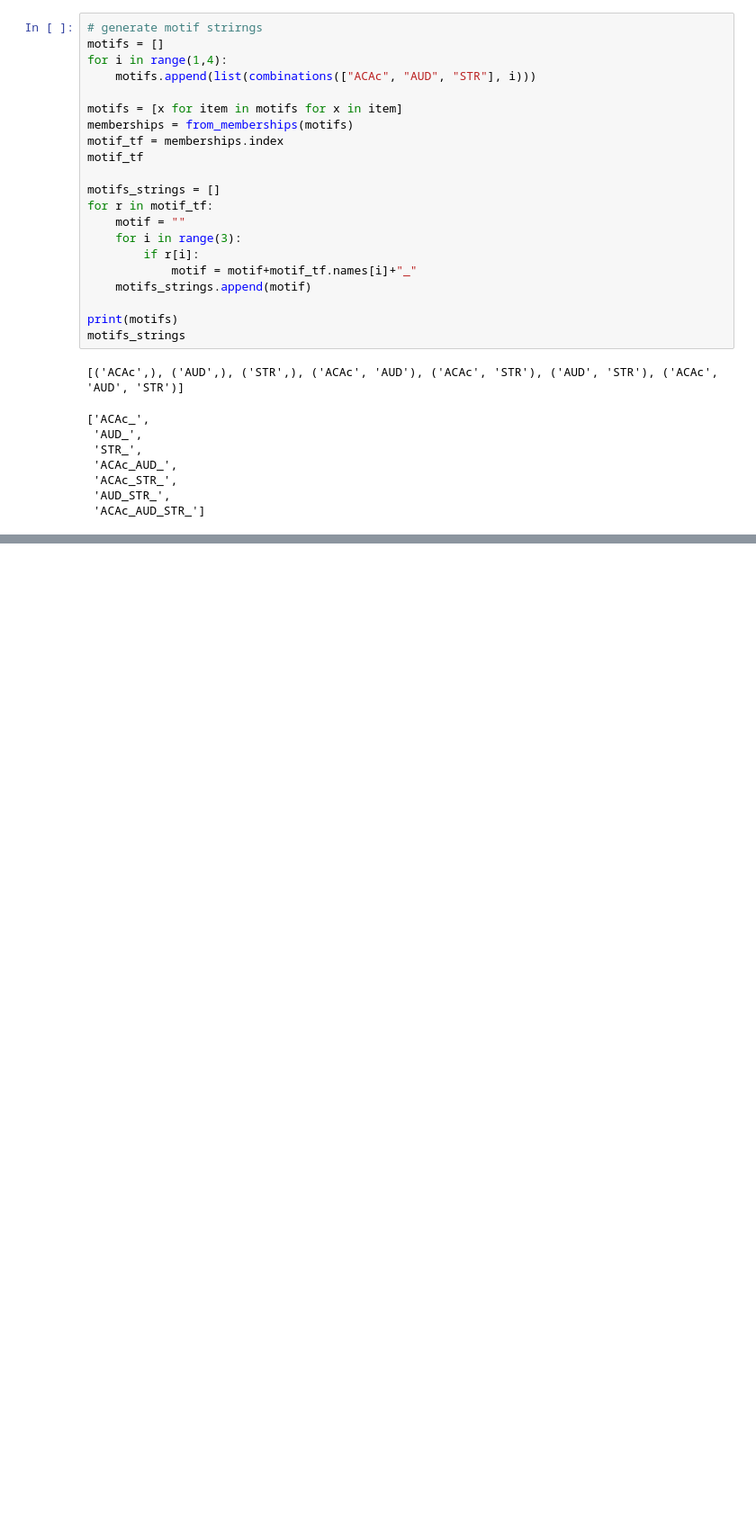
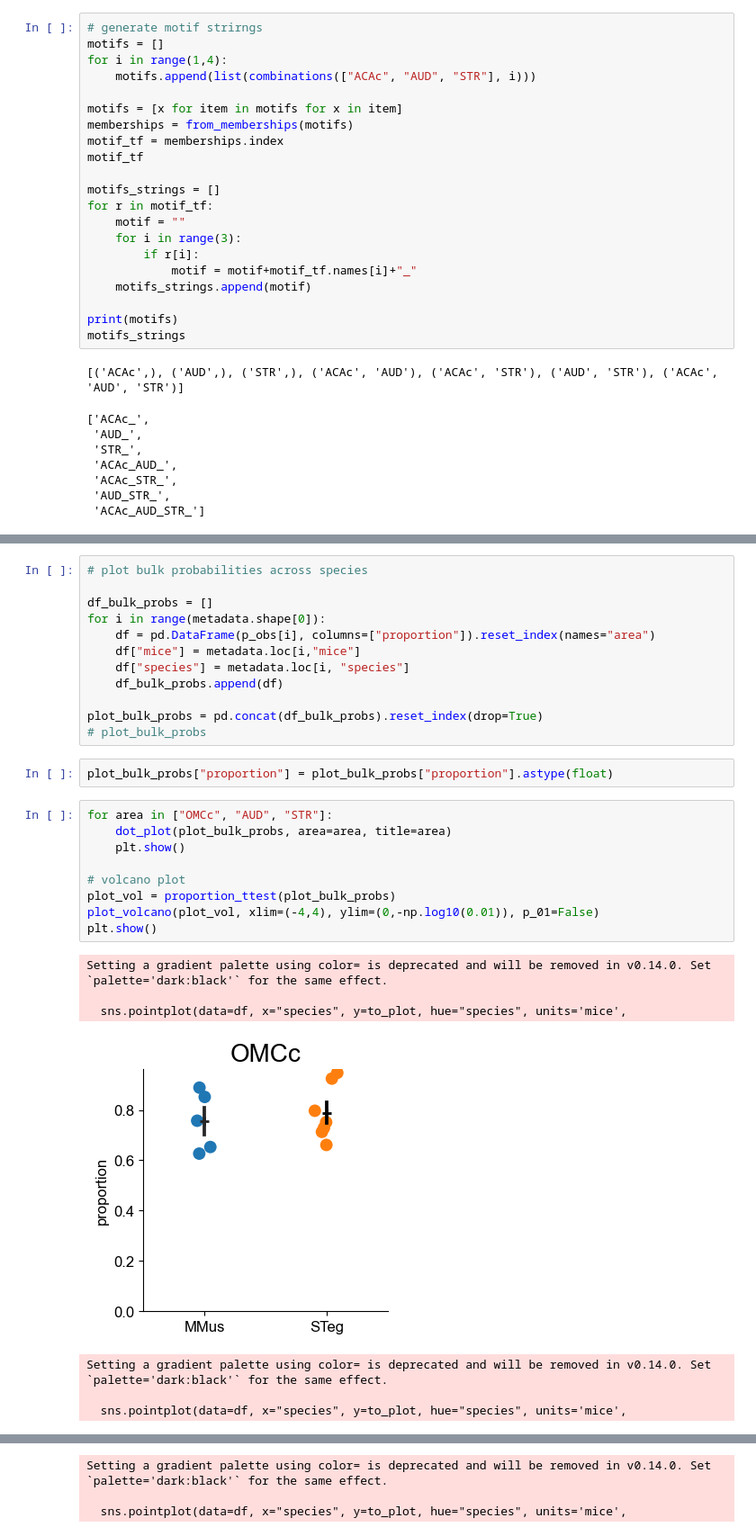
Before and after one commit to eisko/MAPseq_analysis, a Jupyter notebook: SC_individ_mouse_240207.ipynb, the cells around one changed output, grey strips where cells are left out. Shown at 90% size. Saved outputs shown, nothing was run; the diff lists cells and outputs as text; blank space fills up the shorter version.

```diff
--- a/SC_individ_mouse_240207.ipynb
+++ b/SC_individ_mouse_240207.ipynb
@@ -234,0 +736,31 @@ The `errwidth` parameter is deprecated. And will be removed in v0.15.0. Pass `er
+# %%
+# plot bulk probabilities across species
+
+df_bulk_probs = []
+for i in range(metadata.shape[0]):
+    df = pd.DataFrame(p_obs[i], columns=["proportion"]).reset_index(names="area")
+    df["mice"] = metadata.loc[i,"mice"]
+    df["species"] = metadata.loc[i, "species"]
+    df_bulk_probs.append(df)
+
+plot_bulk_probs = pd.concat(df_bulk_probs).reset_index(drop=True)
+# plot_bulk_probs
+# %%
+plot_bulk_probs["proportion"] = plot_bulk_probs["proportion"].astype(float)
+# %%
+for area in ["OMCc", "AUD", "STR"]:
+    dot_plot(plot_bulk_probs, area=area, title=area)
+    plt.show()
+
+# volcano plot
+plot_vol = proportion_ttest(plot_bulk_probs)
+plot_volcano(plot_vol, xlim=(-4,4), ylim=(0,-np.log10(0.01)), p_01=False)
+plt.show()
+# %% [output]
+Setting a gradient palette using color= is deprecated and will be removed in v0.14.0. Set `palette='dark:black'` for the same effect.
+
+  sns.pointplot(data=df, x="species", y=to_plot, hue="species", units='mice',
+[figure, added]
+Setting a gradient palette using color= is deprecated and will be removed in v0.14.0. Set `palette='dark:black'` for the same effect.
+
+  sns.pointplot(data=df, x="species", y=to_plot, hue="species", units='mice',
@@ -234,0 +768,3 @@ The `errwidth` parameter is deprecated. And will be removed in v0.15.0. Pass `er
+Setting a gradient palette using color= is deprecated and will be removed in v0.14.0. Set `palette='dark:black'` for the same effect.
+
+  sns.pointplot(data=df, x="species", y=to_plot, hue="species", units='mice',
```
Also changed, not shown: parts of 60 cells of this notebook, 2 other files.
